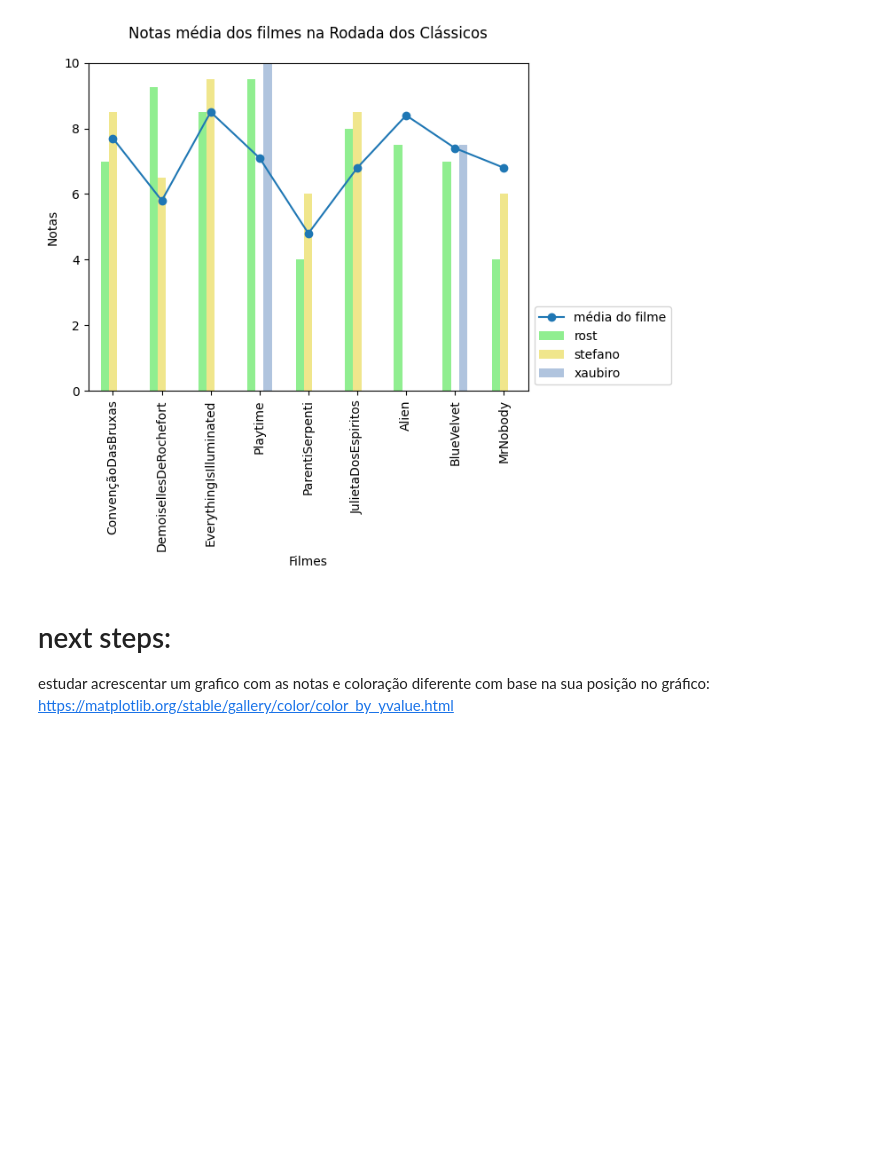
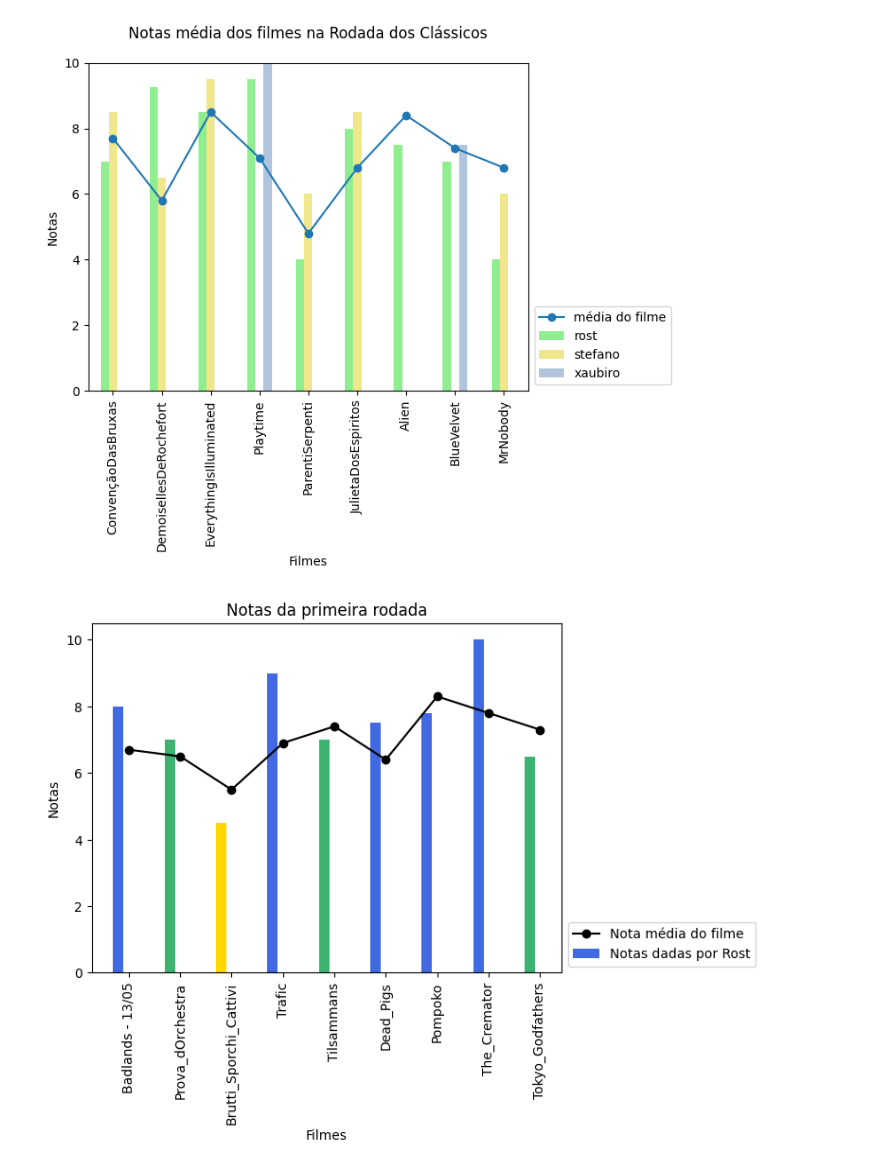
Before and after one commit to feliperost/cineclube, a Jupyter notebook: Cineclube_teste.ipynb, the cells around one changed output. Cells and saved outputs as stored; diff of their text form; code cells hidden in the pictures; blank space fills up the shorter version.

```diff
--- a/Cineclube_teste.ipynb
+++ b/Cineclube_teste.ipynb
@@ -14,7 +16,7 @@ Saving cineclube.csv to cineclube (1).csv
 import io
 
 # importando o arquivo e determinando que as vírgulas são decimais, transformando as notas em valores numéricos
-df = pd.read_csv(io.BytesIO(uploaded['cineclube (1).csv']), decimal=',')
+df = pd.read_csv(io.BytesIO(uploaded['cineclube.csv']), decimal=',')
 
 print(df)
 # %% [output]
@@ -108,6 +122,34 @@ plt.legend(loc='lower left', bbox_to_anchor=(1, 0)) # posição da legenda
 plt.show()
 # %% [output]
 [figure]
-# %% [markdown]
-# next steps:
-estudar acrescentar um grafico com as notas e coloração diferente com base na sua posição no gráfico: https://matplotlib.org/stable/gallery/color/color_by_yvalue.html
+# %%
+from matplotlib.colors import ListedColormap
+
+# Define as cores para cada intervalo de valores
+colors = ["firebrick", "gold", "mediumseagreen", "royalblue"]
+# o objeto importado ListedColormap automaticamente divide em 4 partes (por termos definido 4 cores) de 0 a 1.
+cmap = ListedColormap(colors)
+
+# Cria o gráfico de barras
+fig, ax = plt.subplots()
+df_sliced = df[:9]
+
+bar_width = 0.2
+# na última parte de rost_bars abaixo, color=cmap / 10 é feito para que os valores das notas se enquadrem de 0 a 1,
+# podendo assim se encaixar no intervalo de valores do cmap
+rost_bars = ax.bar(np.arange(len(df_sliced)), df_sliced["rost"], bar_width, label="Notas dadas por Rost", color=cmap(df_sliced["rost"] / 10))
+
+# adiciona a linha da média com marcadores 'o'
+ax.plot(np.arange(len(df_sliced)) + bar_width, df_sliced["média do filme"], marker='o', linestyle='-', color='black', label="Nota média do filme")
+
+# configurando o gráfico
+ax.set_xlabel("Filmes")
+ax.set_ylabel("Notas")
+ax.set_title("Notas da primeira rodada")
+ax.set_xticks(np.arange(len(df_sliced)) + bar_width)
+ax.set_xticklabels(df_sliced["Filme"], rotation=90)
+ax.legend(loc='lower left', bbox_to_anchor=(1, 0))
+
+plt.show()
+# %% [output]
+[figure, added]
```
Also changed, not shown: parts of 6 cells of this notebook.
